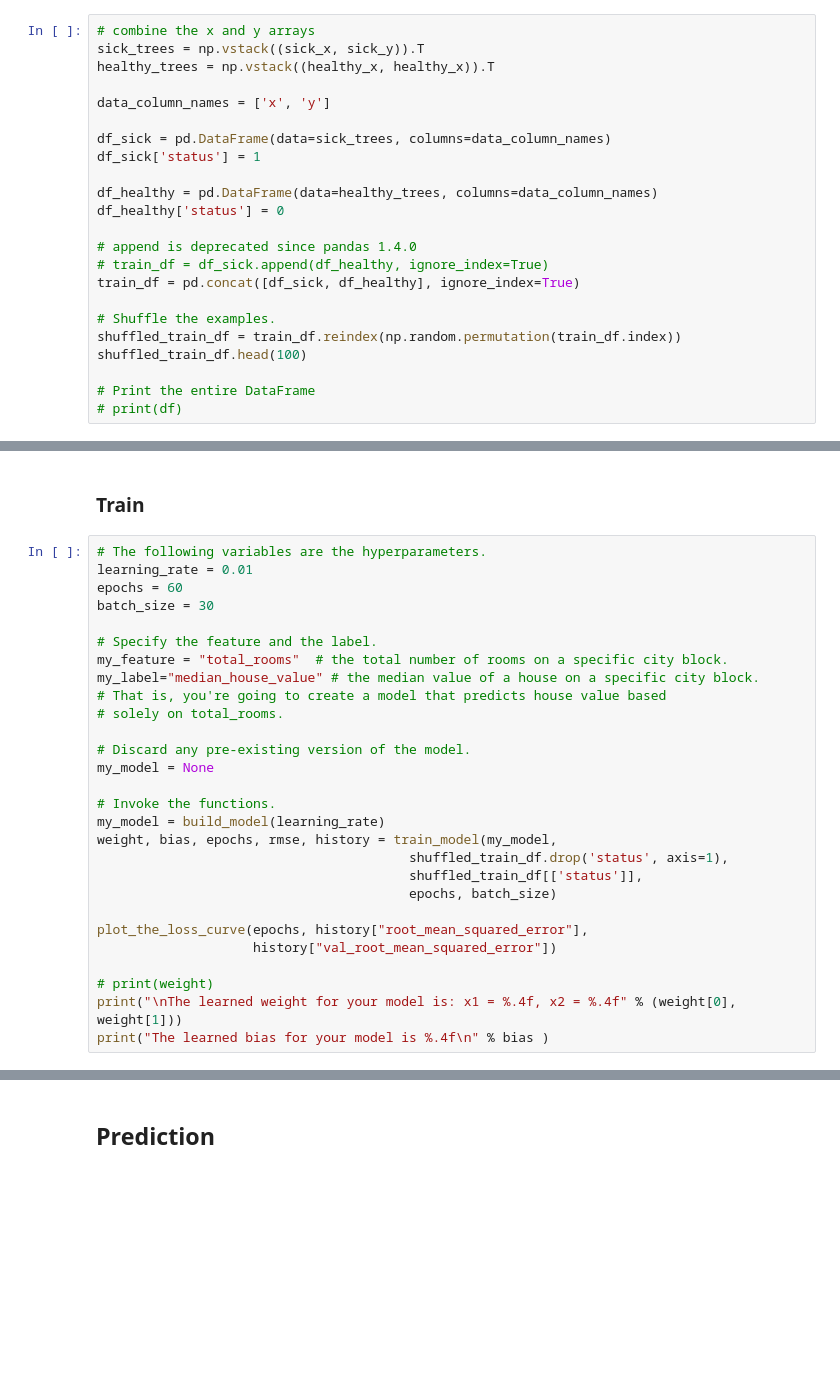
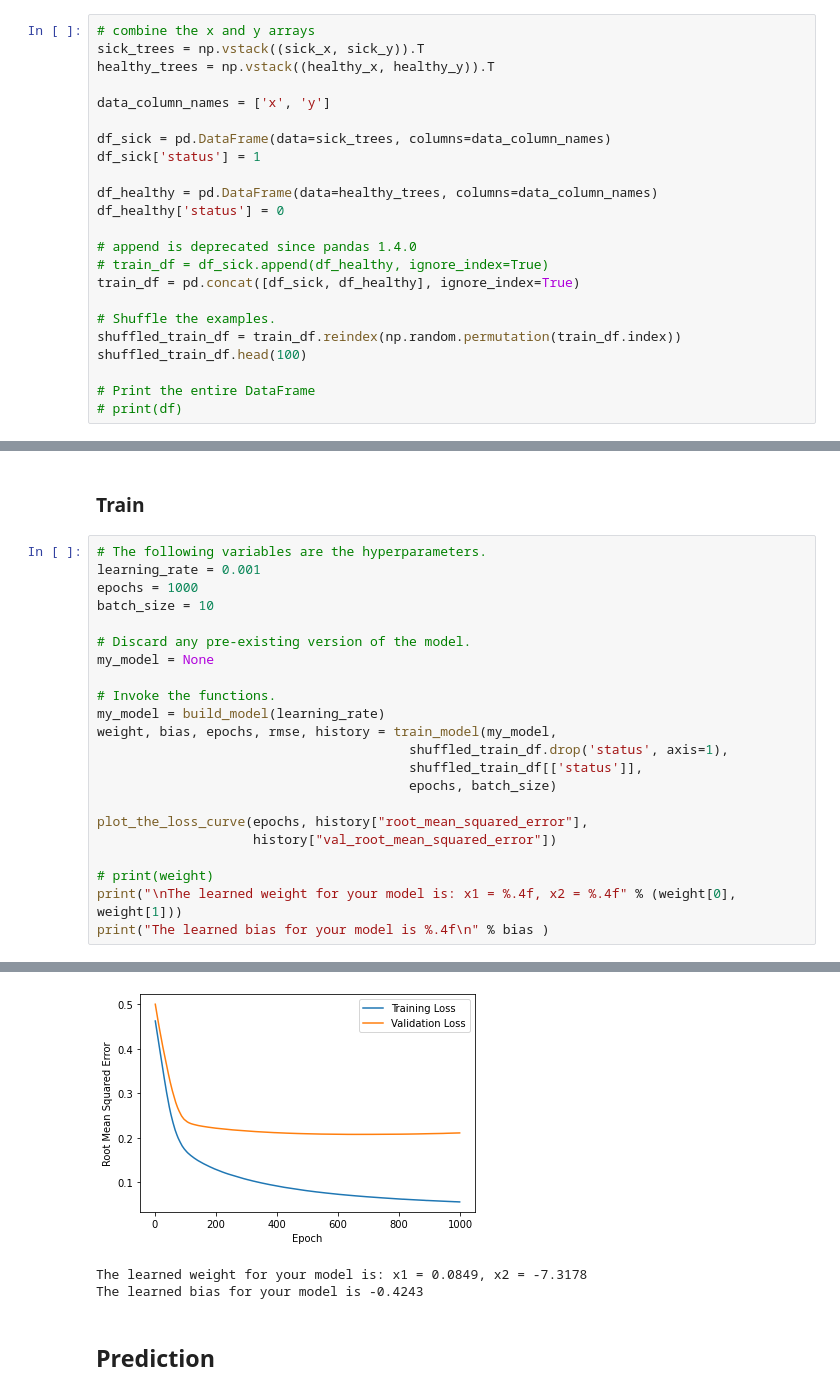
Before and after one commit to sho-playground/machine-learning, a Jupyter notebook: feature-crosses/feature-cross-simple-example.ipynb, the cells around one changed output, grey strips where cells are left out. Drawn from its saved outputs; the diff is of its cells as text; blank space fills up the shorter version.

```diff
--- a/feature-crosses/feature-cross-simple-example.ipynb
+++ b/feature-crosses/feature-cross-simple-example.ipynb
@@ -62,7 +74,7 @@ Create the Pandas DataFrame
 # %%
 # combine the x and y arrays
 sick_trees = np.vstack((sick_x, sick_y)).T
-healthy_trees = np.vstack((healthy_x, healthy_x)).T
+healthy_trees = np.vstack((healthy_x, healthy_y)).T
 
 data_column_names = ['x', 'y']
 
@@ -163,15 +193,9 @@ print("Defined the plot_the_loss_curve function.")
 ### Train
 # %%
 # The following variables are the hyperparameters.
-learning_rate = 0.01
-epochs = 60
-batch_size = 30
-
-# Specify the feature and the label.
-my_feature = "total_rooms"  # the total number of rooms on a specific city block.
-my_label="median_house_value" # the median value of a house on a specific city block.
-# That is, you're going to create a model that predicts house value based
-# solely on total_rooms.
+learning_rate = 0.001
+epochs = 1000
+batch_size = 10
 
 # Discard any pre-existing version of the model.
 my_model = None
@@ -189,3 +213,4 @@ plot_the_loss_curve(epochs, history["root_mean_squared_error"],
 # print(weight)
 print("\nThe learned weight for your model is: x1 = %.4f, x2 = %.4f" % (weight[0], weight[1]))
 print("The learned bias for your model is %.4f\n" % bias )
+# %% [output]
@@ -192,3 +235,6 @@ print("The learned bias for your model is %.4f\n" % bias )
+[figure, added]
+The learned weight for your model is: x1 = 0.0849, x2 = -7.3178
+The learned bias for your model is -0.4243
 # %% [markdown]
 ## Prediction
 # %%
```
Also changed, not shown: parts of 7 cells of this notebook.
